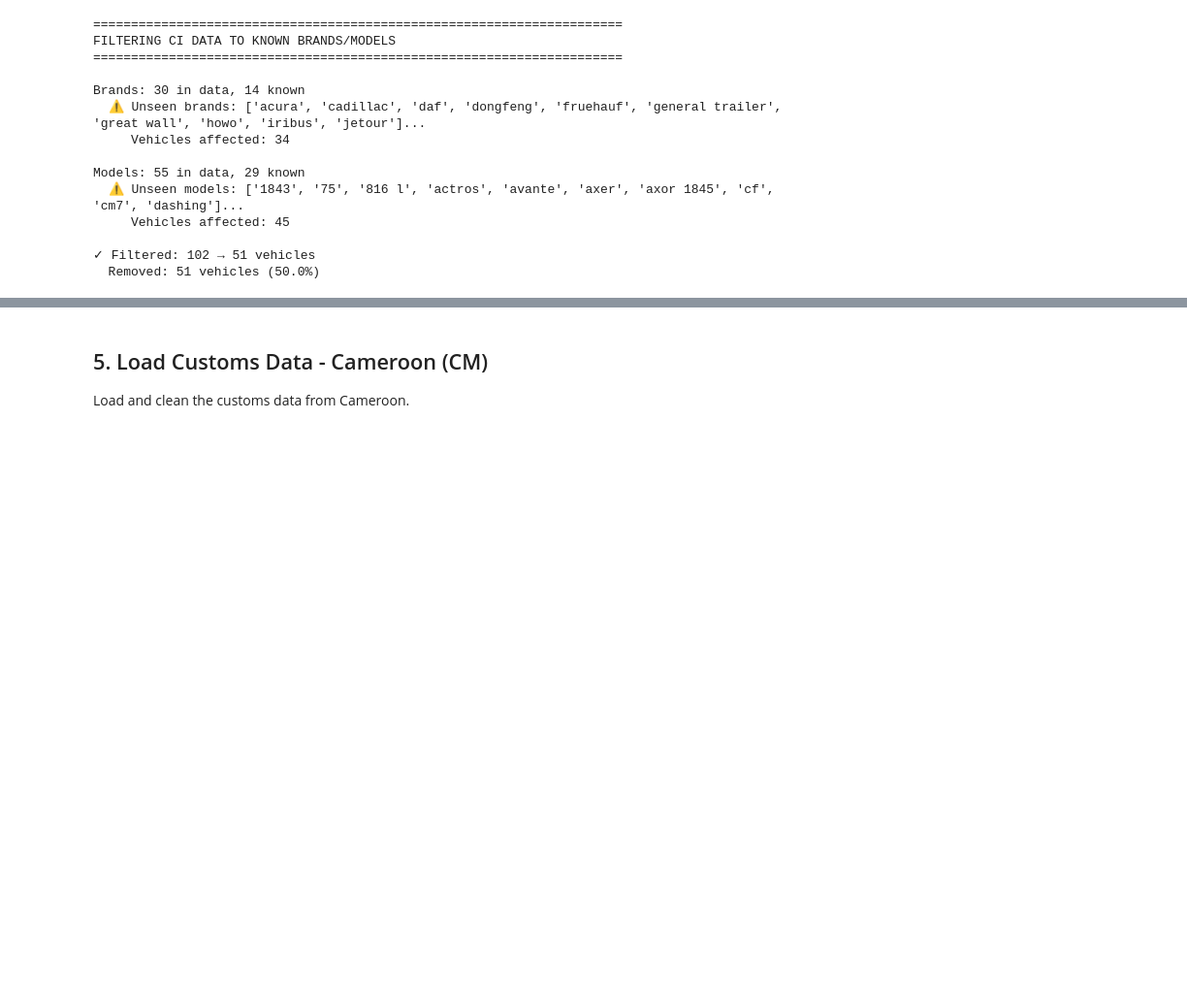
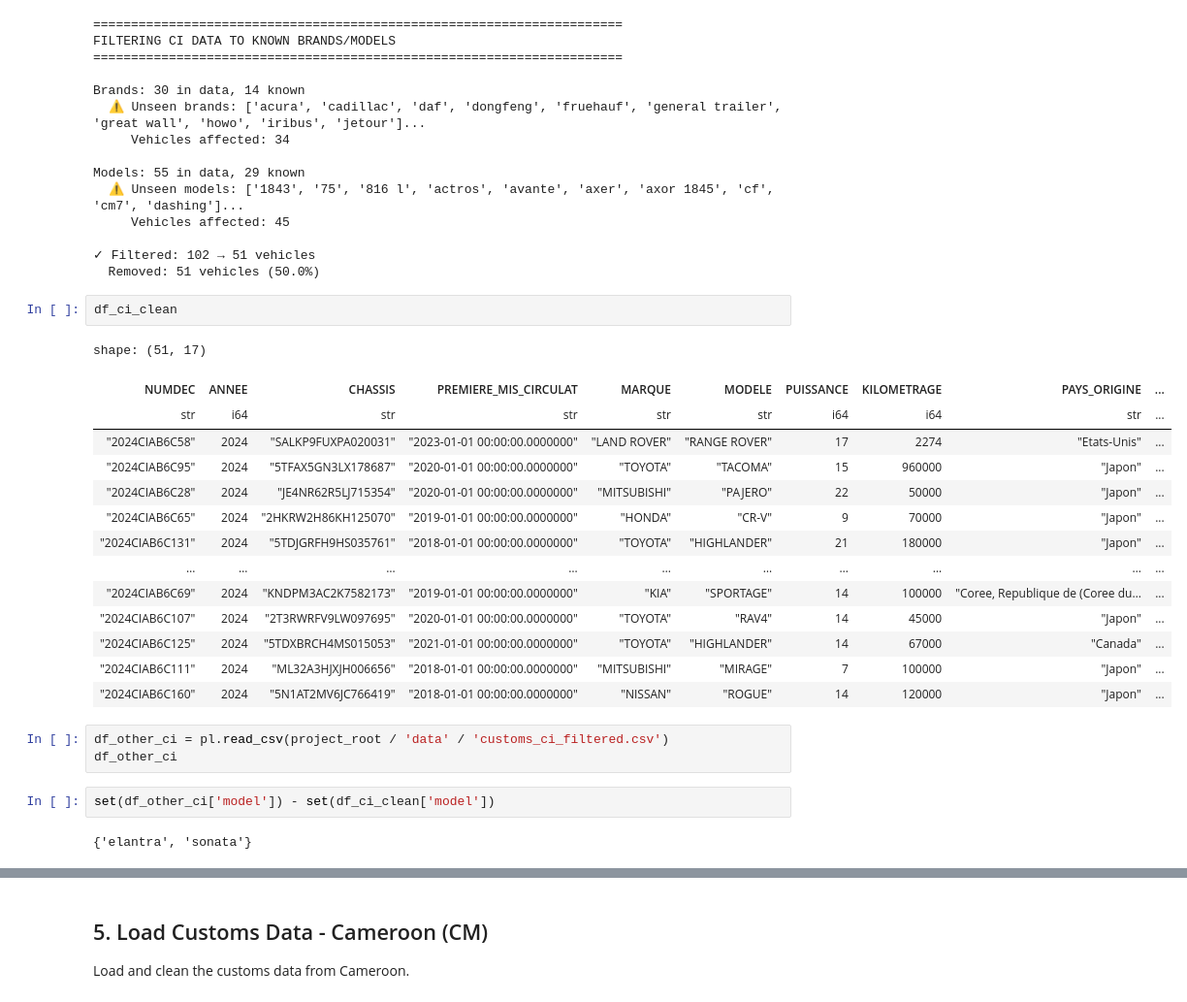
Before and after one commit to brunothefirst/car_price_prediction, a Jupyter notebook: notebooks/07_lean_model_evaluation_customs.ipynb, the cells around one changed output, grey strips where cells are left out. Shown at 97% size. Saved outputs shown, nothing was run; the diff lists cells and outputs as text; blank space fills up the shorter version.

```diff
--- a/notebooks/07_lean_model_evaluation_customs.ipynb
+++ b/notebooks/07_lean_model_evaluation_customs.ipynb
@@ -283,3 +311,27 @@ Models: 55 in data, 29 known
 
 ✓ Filtered: 102 → 51 vehicles
   Removed: 51 vehicles (50.0%)
+# %%
+df_ci_clean
+# %% [output]
+shape: (51, 17)
+| NUMDEC | ANNEE | CHASSIS | PREMIERE_MIS_CIRCULAT | MARQUE | MODELE | PUISSANCE | KILOMETRAGE | PAYS_ORIGINE | ... |
+| str | i64 | str | str | str | str | i64 | i64 | str | ... |
+| "2024CIAB6C58" | 2024 | "SALKP9FUXPA020031" | "2023-01-01 00:00:00.0000000" | "LAND ROVER" | "RANGE ROVER" | 17 | 2274 | "Etats-Unis" | ... |
+| "2024CIAB6C95" | 2024 | "5TFAX5GN3LX178687" | "2020-01-01 00:00:00.0000000" | "TOYOTA" | "TACOMA" | 15 | 960000 | "Japon" | ... |
+| "2024CIAB6C28" | 2024 | "JE4NR62R5LJ715354" | "2020-01-01 00:00:00.0000000" | "MITSUBISHI" | "PAJERO" | 22 | 50000 | "Japon" | ... |
+| "2024CIAB6C65" | 2024 | "2HKRW2H86KH125070" | "2019-01-01 00:00:00.0000000" | "HONDA" | "CR-V" | 9 | 70000 | "Japon" | ... |
+| "2024CIAB6C131" | 2024 | "5TDJGRFH9HS035761" | "2018-01-01 00:00:00.0000000" | "TOYOTA" | "HIGHLANDER" | 21 | 180000 | "Japon" | ... |
+| … | … | … | … | … | … | … | … | … | ... |
+| "2024CIAB6C69" | 2024 | "KNDPM3AC2K7582173" | "2019-01-01 00:00:00.0000000" | "KIA" | "SPORTAGE" | 14 | 100000 | "Coree, Republique de (Coree du… | ... |
+| "2024CIAB6C107" | 2024 | "2T3RWRFV9LW097695" | "2020-01-01 00:00:00.0000000" | "TOYOTA" | "RAV4" | 14 | 45000 | "Japon" | ... |
+| "2024CIAB6C125" | 2024 | "5TDXBRCH4MS015053" | "2021-01-01 00:00:00.0000000" | "TOYOTA" | "HIGHLANDER" | 14 | 67000 | "Canada" | ... |
+| "2024CIAB6C111" | 2024 | "ML32A3HJXJH006656" | "2018-01-01 00:00:00.0000000" | "MITSUBISHI" | "MIRAGE" | 7 | 100000 | "Japon" | ... |
+| "2024CIAB6C160" | 2024 | "5N1AT2MV6JC766419" | "2018-01-01 00:00:00.0000000" | "NISSAN" | "ROGUE" | 14 | 120000 | "Japon" | ... |
+# %%
+df_other_ci = pl.read_csv(project_root / 'data' / 'customs_ci_filtered.csv')
+df_other_ci
+# %%
+set(df_other_ci['model']) - set(df_ci_clean['model'])
+# %% [output]
+{'elantra', 'sonata'}
```
Also changed, not shown: parts of 7 cells of this notebook, 5 other files.
